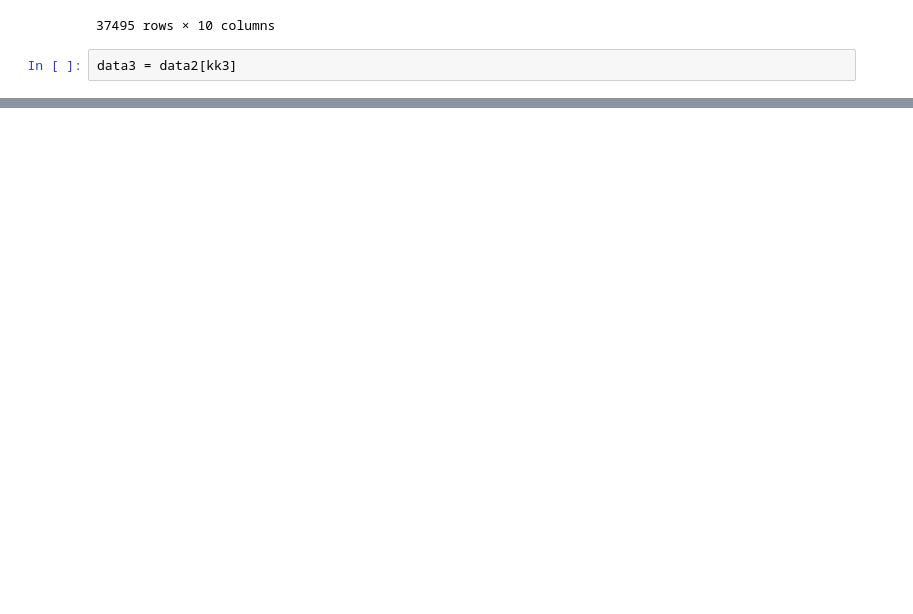
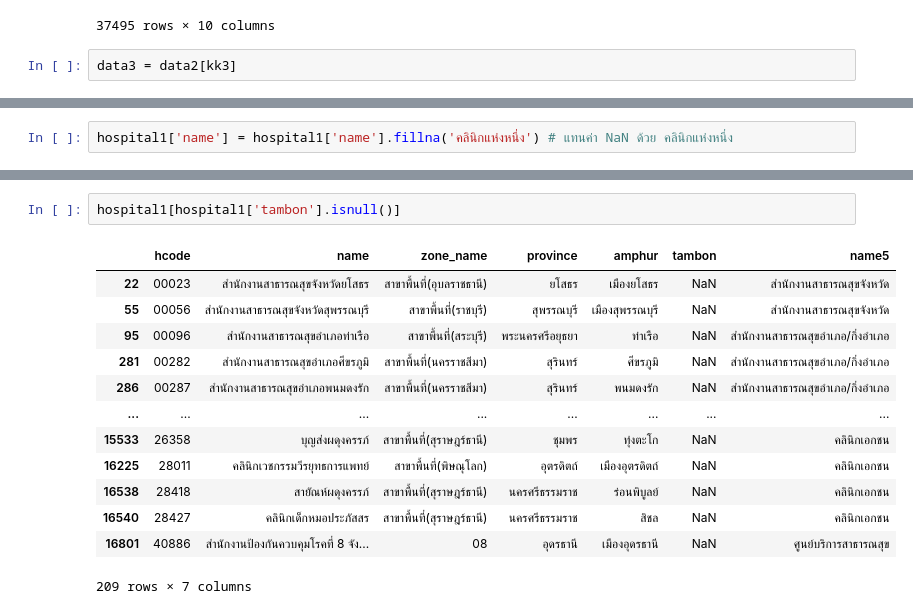
Before and after one commit to Kanyarat-S/data_viz_2020, a Jupyter notebook: Final_Exam.ipynb, the cells around one changed output, grey strips where cells are left out. Saved outputs shown, nothing was run; the diff lists cells and outputs as text; blank space fills up the shorter version.

```diff
--- a/Final_Exam.ipynb
+++ b/Final_Exam.ipynb
@@ -331,0 +539,2 @@ set(data3['PartitionKey'])
+# %%
+hospital1['name'] = hospital1['name'].fillna('คลินิกแห่งหนึ่ง') # แทนค่า NaN ด้วย คลินิกแห่งหนึ่ง
@@ -331,0 +591,16 @@ set(data3['PartitionKey'])
+# %%
+hospital1[hospital1['tambon'].isnull()]
+# %% [output]
+|  | hcode | name | zone_name | province | amphur | tambon | name5 |
+| 22 | 00023 | สำนักงานสาธารณสุขจังหวัดยโสธร | สาขาพื้นที่(อุบลราชธานี) | ยโสธร | เมืองยโสธร | NaN | สำนักงานสาธารณสุขจังหวัด |
+| 55 | 00056 | สำนักงานสาธารณสุขจังหวัดสุพรรณบุรี | สาขาพื้นที่(ราชบุรี) | สุพรรณบุรี | เมืองสุพรรณบุรี | NaN | สำนักงานสาธารณสุขจังหวัด |
+| 95 | 00096 | สำนักงานสาธารณสุขอำเภอท่าเรือ | สาขาพื้นที่(สระบุรี) | พระนครศรีอยุธยา | ท่าเรือ | NaN | สำนักงานสาธารณสุขอำเภอ/กิ่งอำเภอ |
+| 281 | 00282 | สำนักงานสาธารณสุขอำเภอศีขรภูมิ | สาขาพื้นที่(นครราชสีมา) | สุรินทร์ | ศีขรภูมิ | NaN | สำนักงานสาธารณสุขอำเภอ/กิ่งอำเภอ |
+| 286 | 00287 | สำนักงานสาธารณสุขอำเภอพนมดงรัก | สาขาพื้นที่(นครราชสีมา) | สุรินทร์ | พนมดงรัก | NaN | สำนักงานสาธารณสุขอำเภอ/กิ่งอำเภอ |
+| ... | ... | ... | ... | ... | ... | ... | ... |
+| 15533 | 26358 | บุญส่งผดุงครรภ์ | สาขาพื้นที่(สุราษฎร์ธานี) | ชุมพร | ทุ่งตะโก | NaN | คลินิกเอกชน |
+| 16225 | 28011 | คลินิกเวชกรรมวีรยุทธการแพทย์ | สาขาพื้นที่(พิษณุโลก) | อุตรดิตถ์ | เมืองอุตรดิตถ์ | NaN | คลินิกเอกชน |
+| 16538 | 28418 | สายัณห์ผดุงครรภ์ | สาขาพื้นที่(สุราษฎร์ธานี) | นครศรีธรรมราช | ร่อนพิบูลย์ | NaN | คลินิกเอกชน |
+| 16540 | 28427 | คลินิกเด็กหมอประภัสสร | สาขาพื้นที่(สุราษฎร์ธานี) | นครศรีธรรมราช | สิชล | NaN | คลินิกเอกชน |
+| 16801 | 40886 | สำนักงานป้องกันควบคุมโรคที่ 8 จัง... | 08 | อุดรธานี | เมืองอุดรธานี | NaN | ศูนย์บริการสาธารณสุข |
+209 rows × 7 columns
```
Also changed, not shown: parts of 40 cells of this notebook.
